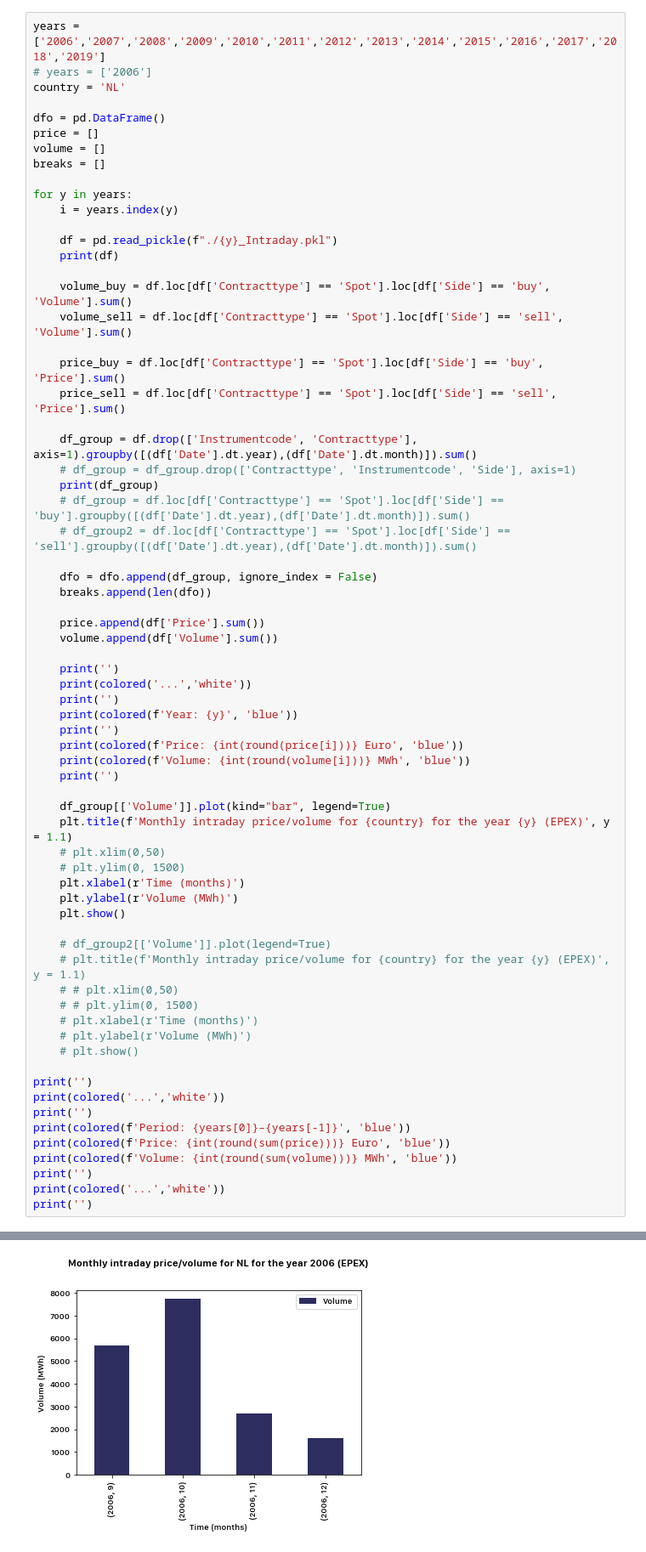
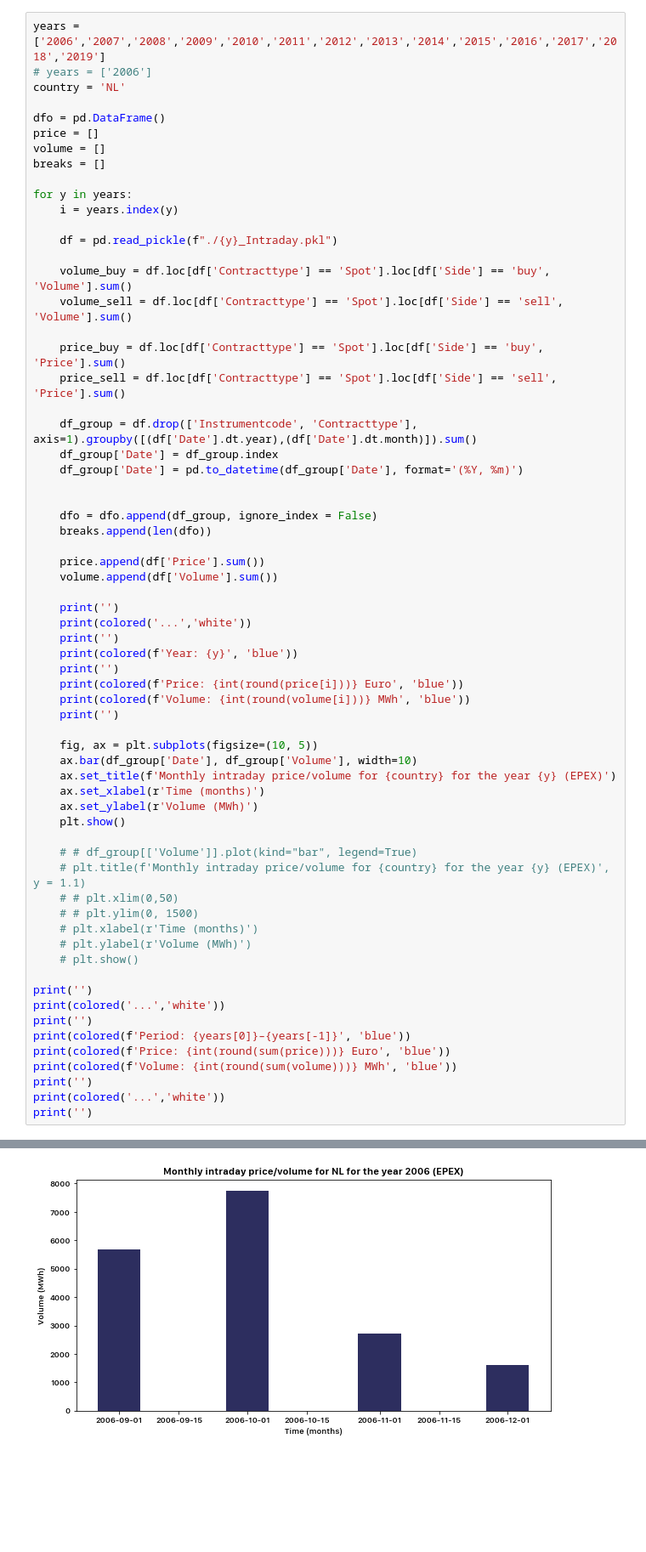
Before and after one commit to timovijn/ElectricityPriceForecasting, a Jupyter notebook: epex/epex.ipynb, the cells around one changed output, grey strips where cells are left out. Shown at 85% size. Saved outputs shown, nothing was run; the diff lists cells and outputs as text; blank space fills up the shorter version.

```diff
--- a/epex/epex.ipynb
+++ b/epex/epex.ipynb
@@ -104,7 +73,6 @@ for y in years:
     i = years.index(y)
 
     df = pd.read_pickle(f"./{y}_Intraday.pkl")
-    print(df)
 
     volume_buy = df.loc[df['Contracttype'] == 'Spot'].loc[df['Side'] == 'buy', 'Volume'].sum()
     volume_sell = df.loc[df['Contracttype'] == 'Spot'].loc[df['Side'] == 'sell', 'Volume'].sum()
@@ -113,10 +81,9 @@ for y in years:
     price_sell = df.loc[df['Contracttype'] == 'Spot'].loc[df['Side'] == 'sell', 'Price'].sum()
 
     df_group = df.drop(['Instrumentcode', 'Contracttype'], axis=1).groupby([(df['Date'].dt.year),(df['Date'].dt.month)]).sum()
-    # df_group = df_group.drop(['Contracttype', 'Instrumentcode', 'Side'], axis=1)
-    print(df_group)
-    # df_group = df.loc[df['Contracttype'] == 'Spot'].loc[df['Side'] == 'buy'].groupby([(df['Date'].dt.year),(df['Date'].dt.month)]).sum()
-    # df_group2 = df.loc[df['Contracttype'] == 'Spot'].loc[df['Side'] == 'sell'].groupby([(df['Date'].dt.year),(df['Date'].dt.month)]).sum()
+    df_group['Date'] = df_group.index
+    df_group['Date'] = pd.to_datetime(df_group['Date'], format='(%Y, %m)')
+
 
     dfo = dfo.append(df_group, ignore_index = False)
     breaks.append(len(dfo))
@@ -133,15 +100,14 @@ for y in years:
     print(colored(f'Volume: {int(round(volume[i]))} MWh', 'blue'))
     print('')
 
-    df_group[['Volume']].plot(kind="bar", legend=True)
-    plt.title(f'Monthly intraday price/volume for {country} for the year {y} (EPEX)', y = 1.1)
-    # plt.xlim(0,50)
-    # plt.ylim(0, 1500)
-    plt.xlabel(r'Time (months)')
-    plt.ylabel(r'Volume (MWh)')
+    fig, ax = plt.subplots(figsize=(10, 5))
+    ax.bar(df_group['Date'], df_group['Volume'], width=10)
+    ax.set_title(f'Monthly intraday price/volume for {country} for the year {y} (EPEX)')
+    ax.set_xlabel(r'Time (months)')
+    ax.set_ylabel(r'Volume (MWh)')
     plt.show()
 
-    # df_group2[['Volume']].plot(legend=True)
+    # # df_group[['Volume']].plot(kind="bar", legend=True)
     # plt.title(f'Monthly intraday price/volume for {country} for the year {y} (EPEX)', y = 1.1)
     # # plt.xlim(0,50)
     # # plt.ylim(0, 1500)
@@ -175,5 +130,5 @@ print('')
 Year: 2006
 
 Price: 73972 Euro
 Volume: 17733 MWh
-[figure, old version]
+[figure, new version]
```
Also changed, not shown: parts of 5 cells of this notebook.
